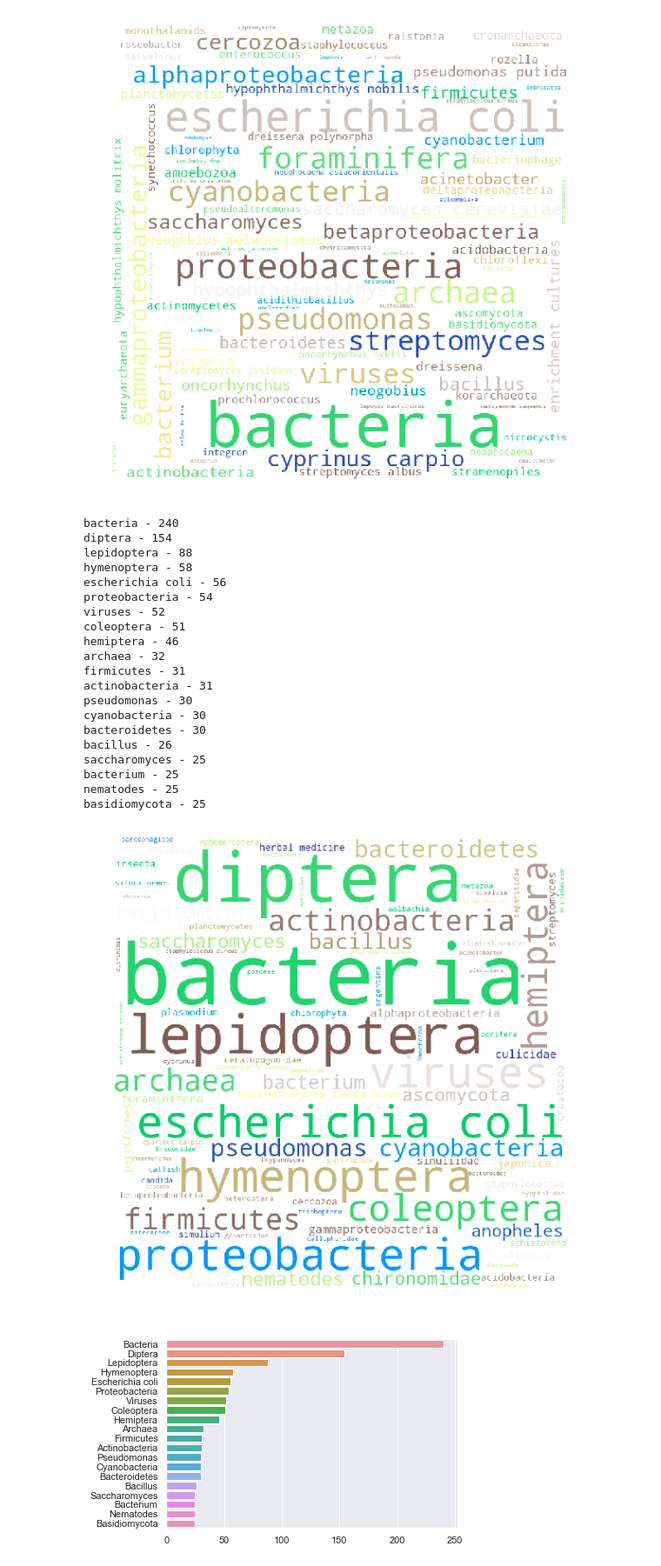
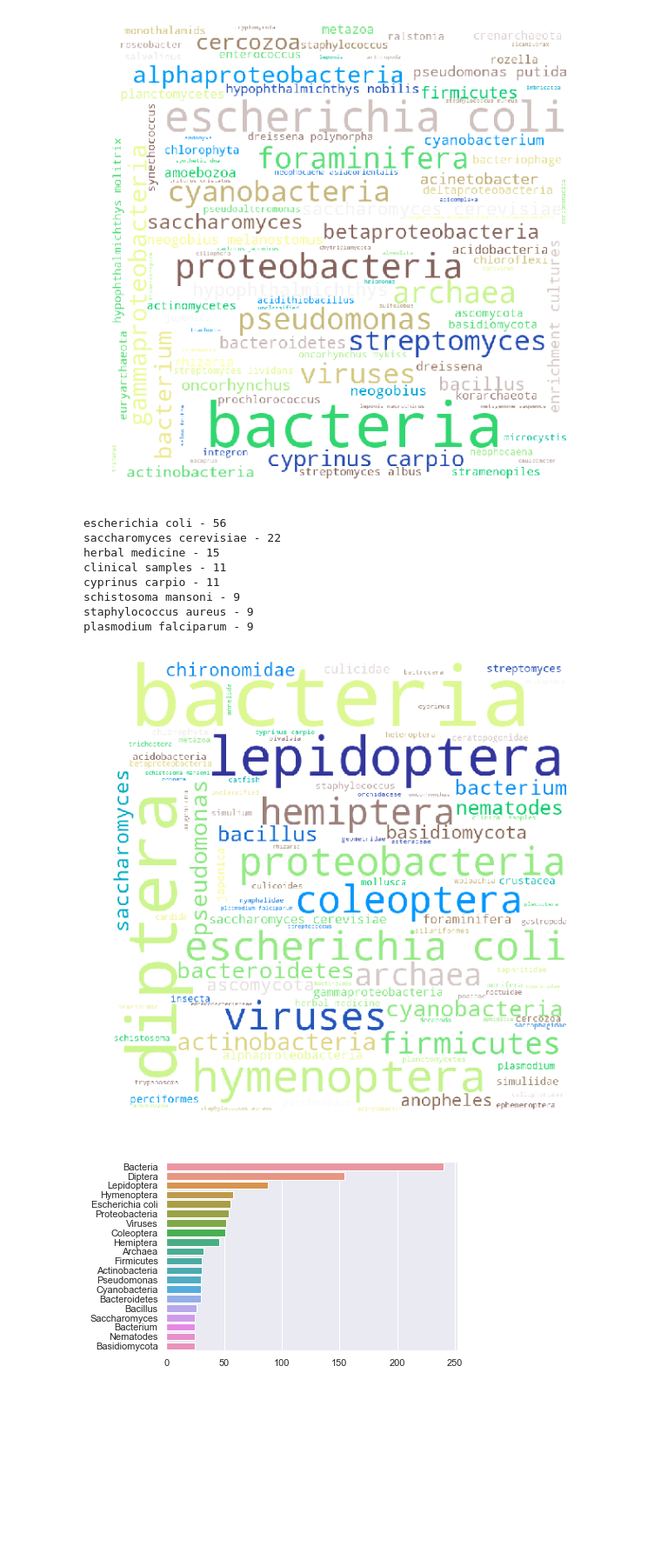
Before and after one commit to lucaspedroni/edna-lit-review, a Jupyter notebook: exploring_counts.ipynb, the cells around one changed output. Shown: that part at 87% size. Cells and saved outputs as stored; diff of their text form; code cells hidden in the pictures; blank space fills up the shorter version.

```diff
--- a/exploring_counts.ipynb
+++ b/exploring_counts.ipynb
@@ -58,6 +58,7 @@ with open("data/clean_relevant_metadata", "r") as handle:
         line = line.strip("\n").split("\t")
         #edna_samples.append(line)
         edna_samples[line[0]] = line[1:]
+        """
         pmids.append(line[0])
         journals.append(line[1])
         year.append(line[2])
@@ -69,6 +70,22 @@ with open("data/clean_relevant_metadata", "r") as handle:
         hotwords.extend(line[8].split(","))
         term_ids.append(line[9].split(","))
         term_ids_counts.extend(line[9].split(","))
+    """
+for samp in edna_samples:
+    samp = edna_samples[samp]
+    journals.append(samp[0])
+    year.append(samp[1])
+    organisms.extend(samp[2].split(","))
+    countries.extend(samp[3].split(","))
+    samp_biomes = samp[4].split(",")
+    if "coral reef" in samp_biomes:
+        samp_biomes.remove("coral")
+    biomes.extend(samp_biomes)
+    tech.extend(samp[5].split(","))
+    sample_microenv.extend(samp[6].split(","))
+    hotwords.extend(samp[7].split(","))
+    term_ids.append(samp[8].split(","))
+    term_ids_counts.extend(samp[8].split(","))
 
 excl_edna_pmids = [pmid for pmid in pmids if pmid in barc_pmids]
 #excl_edna_pmids = [pmid for idx, pmid in enumerate(pmids) if "D058893" not in term_ids[idx]]
@@ -103,7 +120,10 @@ for samp in combined_samples:
     comb_year.append(samp[1])
     comb_organisms.extend(samp[2].split(","))
     comb_countries.extend(samp[3].split(","))
-    comb_biomes.extend(samp[4].split(","))
+    samp_biomes = samp[4].split(",")
+    if "coral reef" in samp_biomes:
+        samp_biomes.remove("coral")
+    comb_biomes.extend(samp_biomes)
     comb_tech.extend(samp[5].split(","))
     comb_sample_microenv.extend(samp[6].split(","))
     comb_hotwords.extend(samp[7].split(","))
@@ -347,7 +363,7 @@ curr_list = [[key, val] for key, val in curr_list.items() if key]
 curr_list = sorted(curr_list, key = lambda curr_list: curr_list[1], reverse=True)
 
 
-for item in curr_list[0:20]:
+for item in curr_list[0:50]:
     print(f"{item[0]} - {item[1]}")
 # %% [output]
 bacteria - 116
@@ -387,54 +400,44 @@ plt.savefig("word_cloud.png", dpi=600)
 # %%
 curr_list = comb_organisms
 
 to_remove = ["collection", "metagenome", "environmental samples", "artificial", "metagenomes",
             "plasmid", "indicator", "plasmids", "synthetic", "electron", "microbiota", "unidentified",
             "vectors", "insertion", "california", "transposon", "ammonia", "environmental sequence",
             "integrons", "escherichia", "mock community"]
 curr_list = [x for x in curr_list if x and x not in to_remove]
 #wordcloud_items = curr_list[0:50]
 
 curr_list = Counter(curr_list)
 wordcloud_items = curr_list
 curr_list = [[key, val] for key, val in curr_list.items() if key]
 curr_list = sorted(curr_list, key = lambda curr_list: curr_list[1], reverse=True)
 
-for item in curr_list[0:20]:
-    print(f"{item[0]} - {item[1]}")
+#for item in curr_list[0:100]:
+for item in curr_list[0:100]:
+    if len(item[0].split()) > 1:
+        print(f"{item[0]} - {item[1]}")
 
 from wordcloud import WordCloud
 import matplotlib.pyplot as plt
 
 wordcloud = WordCloud(width=800, height=800, background_color="white", colormap="terrain",
                       min_font_size=10).fit_words(wordcloud_items)#.generate(",".join(wordcloud_items))
 plt.figure(figsize=(8, 8), facecolor=None)
 plt.imshow(wordcloud)
 plt.axis("off")
 plt.tight_layout(pad=0)
 #plt.show()
 #plt.savefig("word_cloud2.png", dpi=600)
 # %% [output]
-bacteria - 240
-diptera - 154
-lepidoptera - 88
-hymenoptera - 58
 escherichia coli - 56
-proteobacteria - 54
-viruses - 52
-coleoptera - 51
-hemiptera - 46
-archaea - 32
-firmicutes - 31
-actinobacteria - 31
-pseudomonas - 30
-cyanobacteria - 30
-bacteroidetes - 30
-bacillus - 26
-saccharomyces - 25
-bacterium - 25
-nematodes - 25
-basidiomycota - 25
+saccharomyces cerevisiae - 22
+herbal medicine - 15
+clinical samples - 11
+cyprinus carpio - 11
+schistosoma mansoni - 9
+staphylococcus aureus - 9
+plasmodium falciparum - 9
-[figure, old version]
+[figure, new version]
 # %%
 ax = sns.barplot(x=[item[1] for item in curr_list][0:20],
                  y=[item[0].capitalize() for item in curr_list[0:20]])
```
Also changed, not shown: parts of 7 cells of this notebook.
